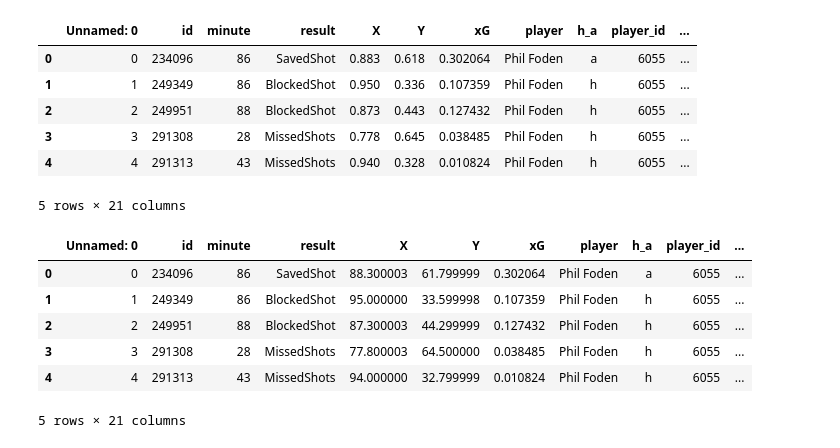
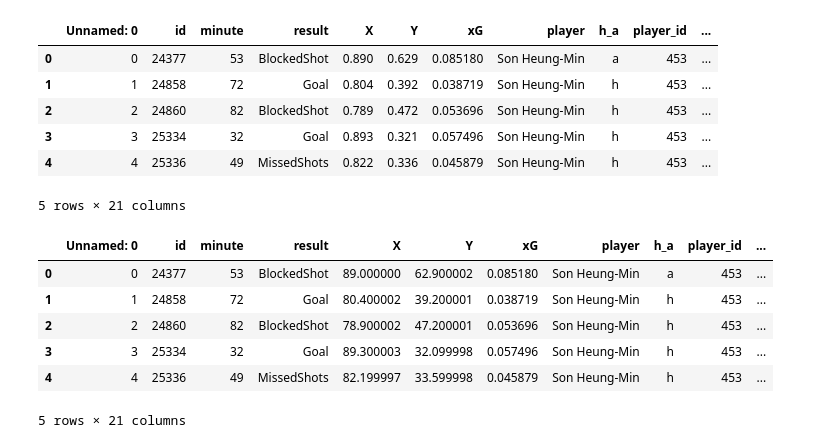
Before and after one commit to D-Walsh33/data-analysis, a Jupyter notebook: playerTouchMap Project/shotMaps.ipynb, the cells around one changed output. Saved outputs shown, nothing was run; the diff lists cells and outputs as text; code cells hidden in the pictures.

```diff
--- a/playerTouchMap Project/shotMaps.ipynb
+++ b/playerTouchMap Project/shotMaps.ipynb
@@ -3,15 +3,15 @@ import pandas as pd
 import matplotlib.pyplot as plt
 from mplsoccer import VerticalPitch
 # %%
-df = pd.read_csv('./data/philFodenShots.csv')
+df = pd.read_csv('./data/sonHeungMinShots.csv')
 df.head()
 # %% [output]
 |  | Unnamed: 0 | id | minute | result | X | Y | xG | player | h_a | player_id | ... |
-| 0 | 0 | 234096 | 86 | SavedShot | 0.883 | 0.618 | 0.302064 | Phil Foden | a | 6055 | ... |
-| 1 | 1 | 249349 | 86 | BlockedShot | 0.950 | 0.336 | 0.107359 | Phil Foden | h | 6055 | ... |
-| 2 | 2 | 249951 | 88 | BlockedShot | 0.873 | 0.443 | 0.127432 | Phil Foden | h | 6055 | ... |
-| 3 | 3 | 291308 | 28 | MissedShots | 0.778 | 0.645 | 0.038485 | Phil Foden | h | 6055 | ... |
-| 4 | 4 | 291313 | 43 | MissedShots | 0.940 | 0.328 | 0.010824 | Phil Foden | h | 6055 | ... |
+| 0 | 0 | 24377 | 53 | BlockedShot | 0.890 | 0.629 | 0.085180 | Son Heung-Min | a | 453 | ... |
+| 1 | 1 | 24858 | 72 | Goal | 0.804 | 0.392 | 0.038719 | Son Heung-Min | h | 453 | ... |
+| 2 | 2 | 24860 | 82 | BlockedShot | 0.789 | 0.472 | 0.053696 | Son Heung-Min | h | 453 | ... |
+| 3 | 3 | 25334 | 32 | Goal | 0.893 | 0.321 | 0.057496 | Son Heung-Min | h | 453 | ... |
+| 4 | 4 | 25336 | 49 | MissedShots | 0.822 | 0.336 | 0.045879 | Son Heung-Min | h | 453 | ... |
 5 rows × 21 columns
 # %%
 df['X'] = df['X'] * 100
@@ -19,11 +19,11 @@ df['Y'] = df['Y'] * 100
 df.head()
 # %% [output]
 |  | Unnamed: 0 | id | minute | result | X | Y | xG | player | h_a | player_id | ... |
-| 0 | 0 | 234096 | 86 | SavedShot | 88.300003 | 61.799999 | 0.302064 | Phil Foden | a | 6055 | ... |
-| 1 | 1 | 249349 | 86 | BlockedShot | 95.000000 | 33.599998 | 0.107359 | Phil Foden | h | 6055 | ... |
-| 2 | 2 | 249951 | 88 | BlockedShot | 87.300003 | 44.299999 | 0.127432 | Phil Foden | h | 6055 | ... |
-| 3 | 3 | 291308 | 28 | MissedShots | 77.800003 | 64.500000 | 0.038485 | Phil Foden | h | 6055 | ... |
-| 4 | 4 | 291313 | 43 | MissedShots | 94.000000 | 32.799999 | 0.010824 | Phil Foden | h | 6055 | ... |
+| 0 | 0 | 24377 | 53 | BlockedShot | 89.000000 | 62.900002 | 0.085180 | Son Heung-Min | a | 453 | ... |
+| 1 | 1 | 24858 | 72 | Goal | 80.400002 | 39.200001 | 0.038719 | Son Heung-Min | h | 453 | ... |
+| 2 | 2 | 24860 | 82 | BlockedShot | 78.900002 | 47.200001 | 0.053696 | Son Heung-Min | h | 453 | ... |
+| 3 | 3 | 25334 | 32 | Goal | 89.300003 | 32.099998 | 0.057496 | Son Heung-Min | h | 453 | ... |
+| 4 | 4 | 25336 | 49 | MissedShots | 82.199997 | 33.599998 | 0.045879 | Son Heung-Min | h | 453 | ... |
 5 rows × 21 columns
 # %%
 total_shots = df.shape[0]
```
Also changed, not shown: parts of 2 cells of this notebook, 5 other files.
